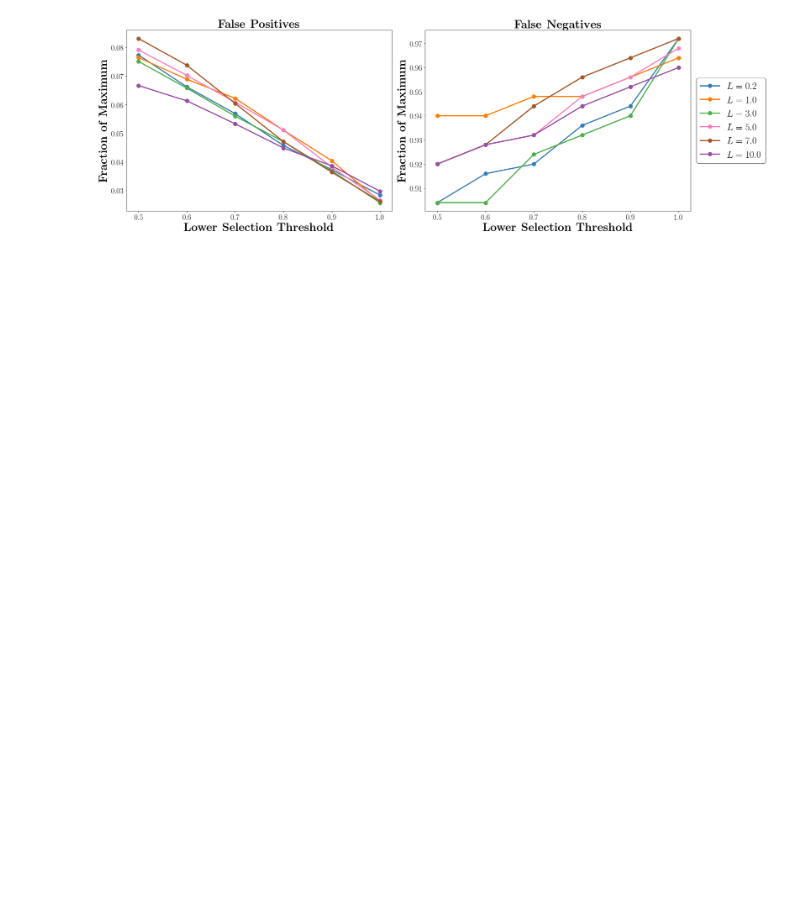
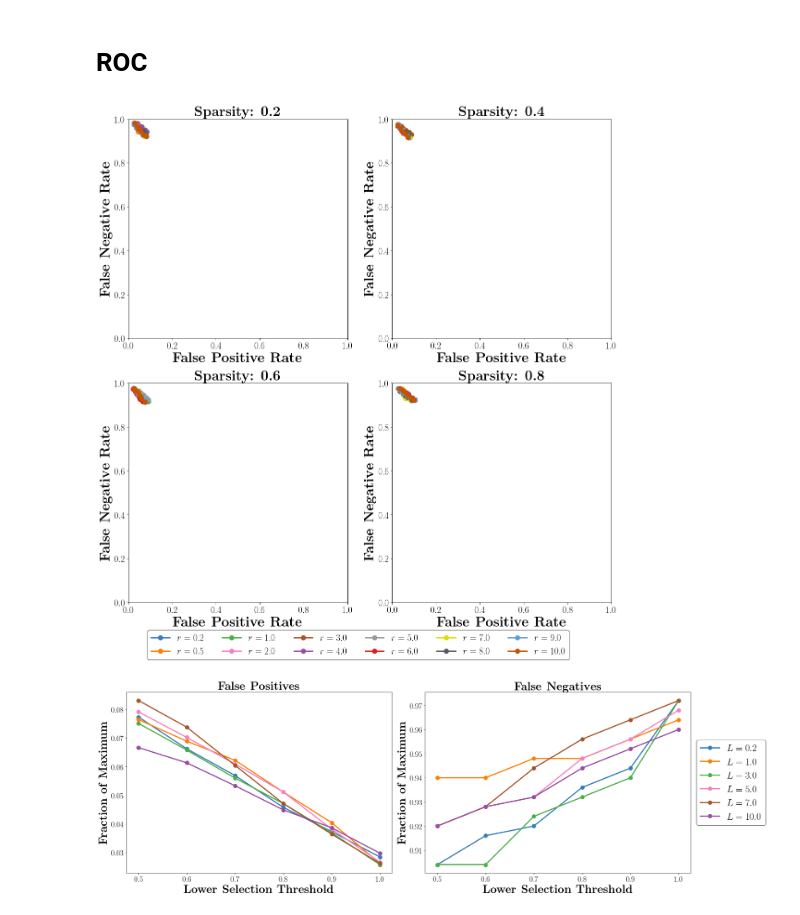
Before and after one commit to pssachdeva/uoi-corr, a Jupyter notebook: exp3.ipynb, the cells around one changed output. Cells and saved outputs as stored; diff of their text form; code cells hidden in the pictures; blank space fills up the shorter version.

```diff
--- a/exp3.ipynb
+++ b/exp3.ipynb
@@ -24,6 +24,11 @@ import matplotlib
 matplotlib.rcParams.update(params)
 from mpl_toolkits.axes_grid1 import make_axes_locatable
 %matplotlib inline
+# %%
+def equalize(ax):
+    x0, x1 = ax.get_xlim()
+    y0, y1 = ax.get_ylim()
+    ax.set_aspect(abs(x1-x0)/abs(y1-y0))
 # %%
 colors = [
     '#377eb8', '#ff7f00', '#4daf4a',
@@ -40,8 +45,7 @@ sparsities = np.array([0.1, 0.2, 0.3, 0.4, 0.5, 0.6, 0.7, 0.8, 0.9, 1.0])
 files = {}
 for sparsity in sparsities:
     files[sparsity] = h5py.File(os.path.join(base, 'exp3_results%0.1f.h5' %sparsity), 'r')
+
+n_features = 50
-# %%
-# true for all experiments
-n_blocks = 5
-block_size = 10
-n_features = n_blocks * block_size
+# %% [markdown]
+# ROC
@@ -48,3 +79,35 @@ n_features = n_blocks * block_size
+# %%
+fig, axes = plt.subplots(2, 2, figsize=(16, 16))
+plot_roc(0.2, Ls=Ls, scaled=True, ax=axes[0,0])
+axes[0,0].set_title(r'\textbf{Sparsity: 0.2}')
+plot_roc(0.4, Ls=Ls, scaled=True, ax=axes[0,1])
+axes[0,1].set_title(r'\textbf{Sparsity: 0.4}')
+plot_roc(0.6, Ls=Ls, scaled=True, ax=axes[1,0])
+axes[1,0].set_title(r'\textbf{Sparsity: 0.6}')
+plot_roc(0.8, Ls=Ls, scaled=True, ax=axes[1,1])
+axes[1,1].set_title(r'\textbf{Sparsity: 0.8}')
+ax_list = axes.ravel()
+for ax in ax_list:
+    ax.set_xlim([0., 1.0])
+    ax.set_ylim([0., 1.0])
+    ax.set_xlabel(r'\textbf{False Positive Rate}')
+    ax.set_ylabel(r'\textbf{False Negative Rate}')
+    equalize(ax)
+handles, labels = axes[1,1].get_legend_handles_labels()
+lgd = fig.legend(
+    handles,
+    labels,
+    loc='center',
+    bbox_to_anchor=(0.5, -0.02),
+    ncol=6,
+    prop={'size' : 20},
+    bbox_transform=fig.transFigure
+)
+lgd.get_frame().set_edgecolor('black')
+plt.tight_layout()
+#plt.savefig('exp2_roc.pdf', bbox_inches='tight')
+# %% [output]
+[figure, added]
 # %%
 def plot_fpfn(sparsity, scaled=False, Ls=np.array([0.25, 1.0, 3.0, 5.0, 7.0, 10.0])):
     # extract files
```
Also changed, not shown: parts of 1 cell of this notebook, 1 other file.
